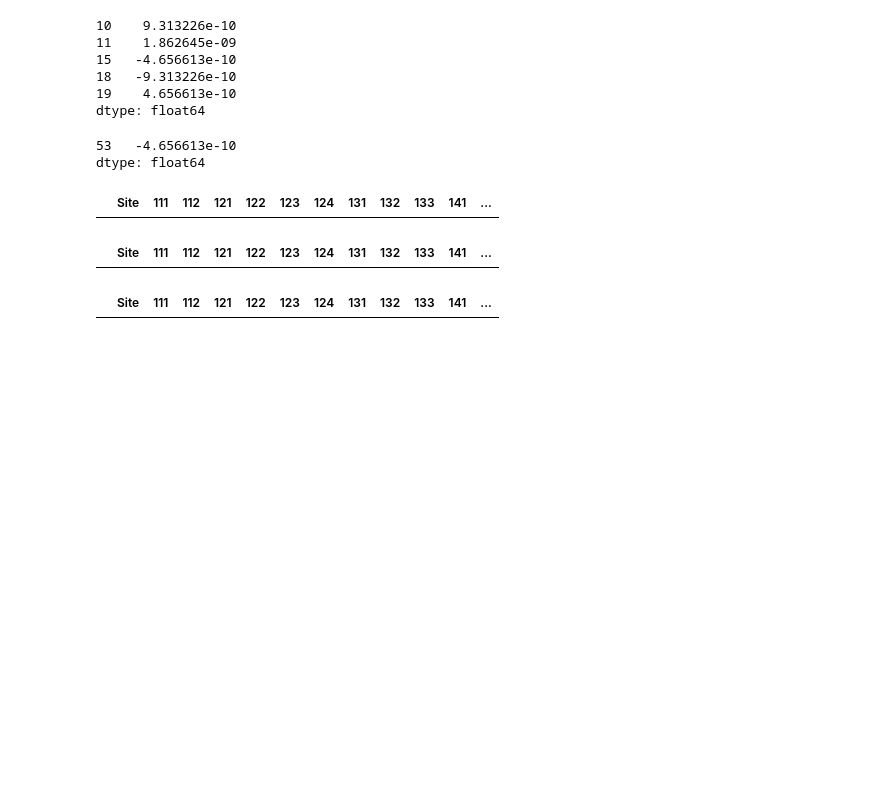
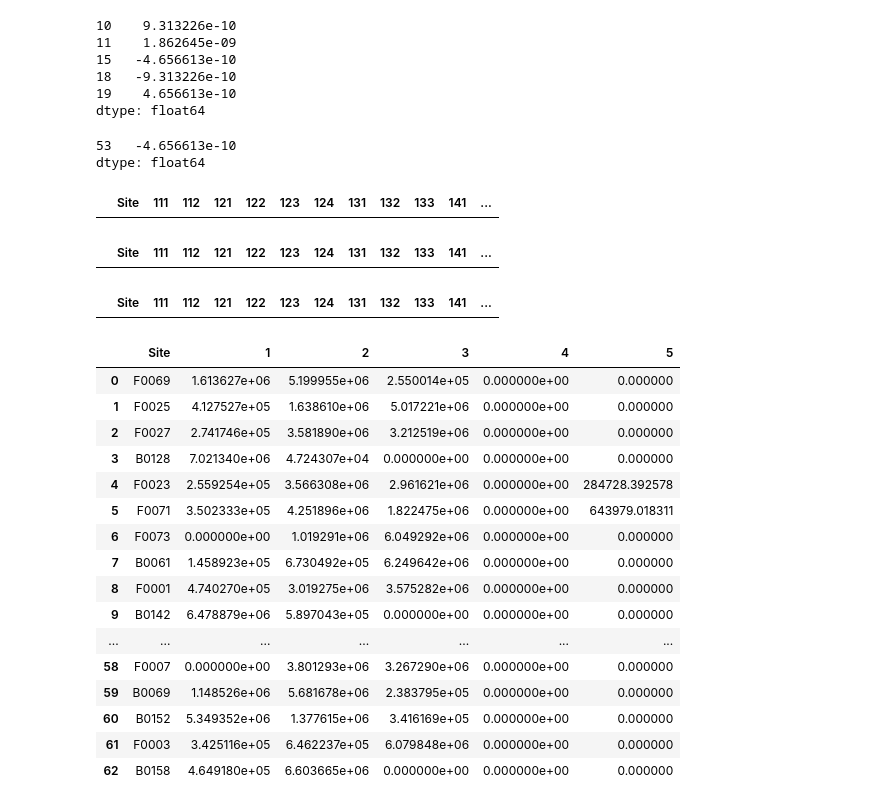
Before and after one commit to hajrashidimad/hack_be_o_impact, a Jupyter notebook: notebooks/absSurf.ipynb, the cells around one changed output. Drawn from its saved outputs; the diff is of its cells as text; code cells hidden in the pictures; blank space fills up the shorter version.

```diff
--- a/notebooks/absSurf.ipynb
+++ b/notebooks/absSurf.ipynb
@@ -139,3 +139,25 @@ abSurf[~(abSurf["5"] == abSurf["51"] + abSurf["52"])]
 |  | Site | 111 | 112 | 121 | 122 | 123 | 124 | 131 | 132 | 133 | 141 | ... |
 # %%
 abSurf.to_csv("../data/interim/absSurfs_clc_group.csv", index=False)
+# %%
+clc1 = abSurf[["Site","1","2","3","4","5"]]
+# %%
+clc1
+# %% [output]
+|  | Site | 1 | 2 | 3 | 4 | 5 |
+| 0 | F0069 | 1.613627e+06 | 5.199955e+06 | 2.550014e+05 | 0.000000e+00 | 0.000000 |
+| 1 | F0025 | 4.127527e+05 | 1.638610e+06 | 5.017221e+06 | 0.000000e+00 | 0.000000 |
+| 2 | F0027 | 2.741746e+05 | 3.581890e+06 | 3.212519e+06 | 0.000000e+00 | 0.000000 |
+| 3 | B0128 | 7.021340e+06 | 4.724307e+04 | 0.000000e+00 | 0.000000e+00 | 0.000000 |
+| 4 | F0023 | 2.559254e+05 | 3.566308e+06 | 2.961621e+06 | 0.000000e+00 | 284728.392578 |
+| 5 | F0071 | 3.502333e+05 | 4.251896e+06 | 1.822475e+06 | 0.000000e+00 | 643979.018311 |
+| 6 | F0073 | 0.000000e+00 | 1.019291e+06 | 6.049292e+06 | 0.000000e+00 | 0.000000 |
+| 7 | B0061 | 1.458923e+05 | 6.730492e+05 | 6.249642e+06 | 0.000000e+00 | 0.000000 |
+| 8 | F0001 | 4.740270e+05 | 3.019275e+06 | 3.575282e+06 | 0.000000e+00 | 0.000000 |
+| 9 | B0142 | 6.478879e+06 | 5.897043e+05 | 0.000000e+00 | 0.000000e+00 | 0.000000 |
+| ... | ... | ... | ... | ... | ... | ... |
+| 58 | F0007 | 0.000000e+00 | 3.801293e+06 | 3.267290e+06 | 0.000000e+00 | 0.000000 |
+| 59 | B0069 | 1.148526e+06 | 5.681678e+06 | 2.383795e+05 | 0.000000e+00 | 0.000000 |
+| 60 | B0152 | 5.349352e+06 | 1.377615e+06 | 3.416169e+05 | 0.000000e+00 | 0.000000 |
+| 61 | F0003 | 3.425116e+05 | 6.462237e+05 | 6.079848e+06 | 0.000000e+00 | 0.000000 |
+| 62 | B0158 | 4.649180e+05 | 6.603665e+06 | 0.000000e+00 | 0.000000e+00 | 0.000000 |
```
Also changed, not shown: parts of 1 cell of this notebook, 3 other files.
